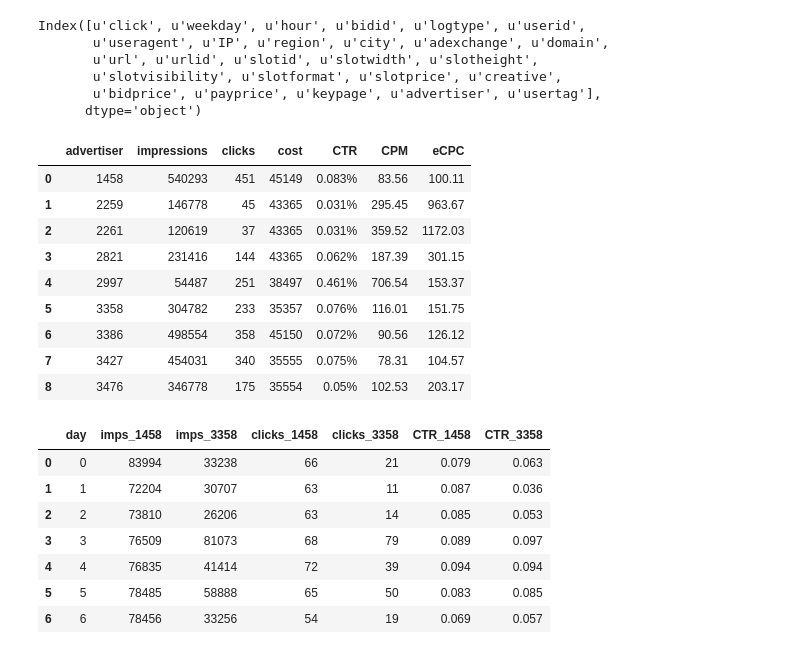
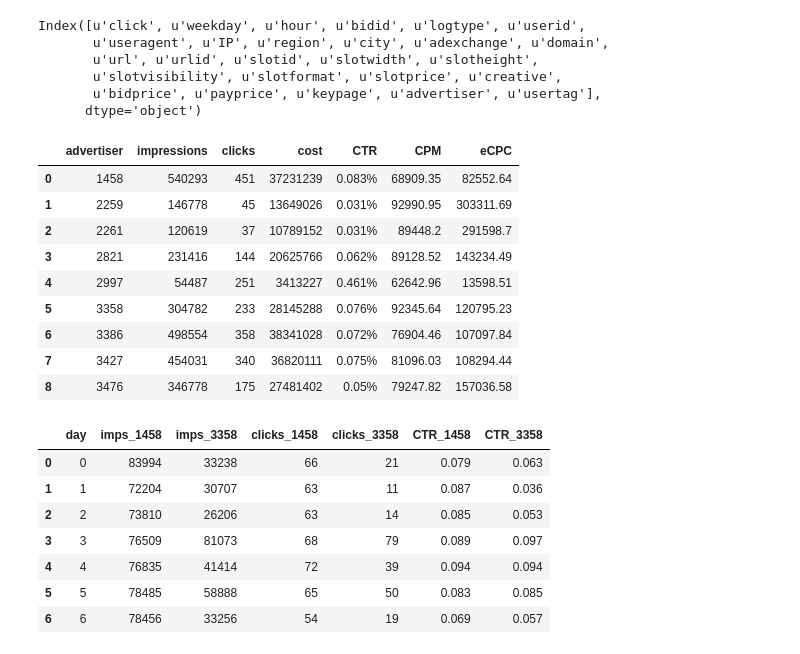
Before and after one commit to SaidAbdullahi/web_econ_coursework, a Jupyter notebook: Web Econ CW.ipynb, the cells around one changed output. Drawn from its saved outputs; the diff is of its cells as text; code cells hidden in the pictures.

```diff
--- a/Web Econ CW.ipynb
+++ b/Web Econ CW.ipynb
@@ -37,28 +37,27 @@ Index([u'click', u'weekday', u'hour', u'bidid', u'logtype', u'userid',
       dtype='object')
 # %%
 # Dataset statistics
-
 dataset_stats = pd.DataFrame()
 dataset_stats['advertiser'] = np.sort(train.advertiser.unique())
 dataset_stats['impressions'] = train.groupby('advertiser').size().values
 click = train.groupby('advertiser').click.value_counts()
 dataset_stats['clicks'] = click.iloc[click.index.get_level_values('click') == 1].values
-dataset_stats['cost'] = [entry.sum() for entry in train.groupby('advertiser').payprice.unique()]
+dataset_stats['cost'] = train.groupby('advertiser').payprice.sum().values
 dataset_stats['CTR'] = (((dataset_stats.clicks / dataset_stats.impressions) * 100).round(3)).astype(str) + '%'
 dataset_stats['CPM'] = (((dataset_stats.cost / dataset_stats.impressions) * 1000).round(2)).astype(str)
 dataset_stats['eCPC'] = ((dataset_stats.cost / dataset_stats.clicks).round(2)).astype(str)
 
 dataset_stats
 # %% [output]
 |  | advertiser | impressions | clicks | cost | CTR | CPM | eCPC |
-| 0 | 1458 | 540293 | 451 | 45149 | 0.083% | 83.56 | 100.11 |
-| 1 | 2259 | 146778 | 45 | 43365 | 0.031% | 295.45 | 963.67 |
-| 2 | 2261 | 120619 | 37 | 43365 | 0.031% | 359.52 | 1172.03 |
-| 3 | 2821 | 231416 | 144 | 43365 | 0.062% | 187.39 | 301.15 |
-| 4 | 2997 | 54487 | 251 | 38497 | 0.461% | 706.54 | 153.37 |
-| 5 | 3358 | 304782 | 233 | 35357 | 0.076% | 116.01 | 151.75 |
-| 6 | 3386 | 498554 | 358 | 45150 | 0.072% | 90.56 | 126.12 |
-| 7 | 3427 | 454031 | 340 | 35555 | 0.075% | 78.31 | 104.57 |
-| 8 | 3476 | 346778 | 175 | 35554 | 0.05% | 102.53 | 203.17 |
+| 0 | 1458 | 540293 | 451 | 37231239 | 0.083% | 68909.35 | 82552.64 |
+| 1 | 2259 | 146778 | 45 | 13649026 | 0.031% | 92990.95 | 303311.69 |
+| 2 | 2261 | 120619 | 37 | 10789152 | 0.031% | 89448.2 | 291598.7 |
+| 3 | 2821 | 231416 | 144 | 20625766 | 0.062% | 89128.52 | 143234.49 |
+| 4 | 2997 | 54487 | 251 | 3413227 | 0.461% | 62642.96 | 13598.51 |
+| 5 | 3358 | 304782 | 233 | 28145288 | 0.076% | 92345.64 | 120795.23 |
+| 6 | 3386 | 498554 | 358 | 38341028 | 0.072% | 76904.46 | 107097.84 |
+| 7 | 3427 | 454031 | 340 | 36820111 | 0.075% | 81096.03 | 108294.44 |
+| 8 | 3476 | 346778 | 175 | 27481402 | 0.05% | 79247.82 | 157036.58 |
 # %%
 # User feedback analysis
```
Also changed, not shown: parts of 22 cells of this notebook.
